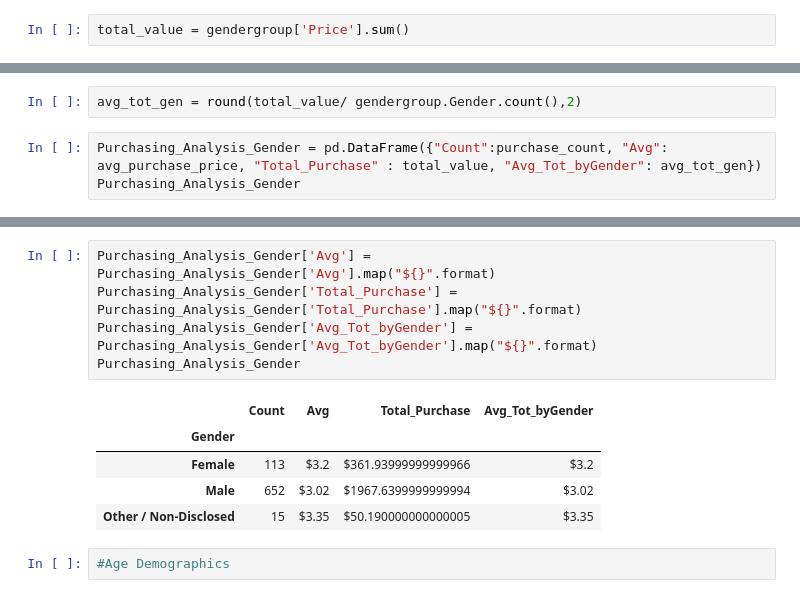
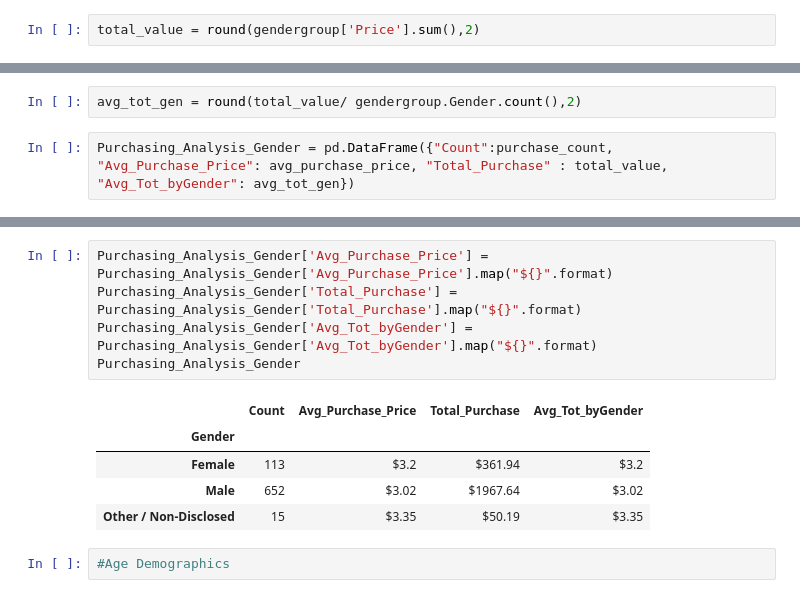
Before and after one commit to Pankaj-gh/pandas-challenge, a Jupyter notebook: heroesofpymoli/main_script.ipynb, the cells around one changed output, grey strips where cells are left out. Cells and saved outputs as stored; diff of their text form.

```diff
--- a/heroesofpymoli/main_script.ipynb
+++ b/heroesofpymoli/main_script.ipynb
@@ -89,10 +112,9 @@ pandas.core.series.Series
 # %%
-total_value = gendergroup['Price'].sum()
+total_value = round(gendergroup['Price'].sum(),2)
 # %%
 avg_purchase_price = round(gendergroup["Price"].mean(),2)
 # %%
 avg_tot_gen = round(total_value/ gendergroup.Gender.count(),2)
 # %%
-Purchasing_Analysis_Gender = pd.DataFrame({"Count":purchase_count, "Avg": avg_purchase_price, "Total_Purchase" : total_value, "Avg_Tot_byGender": avg_tot_gen})
-Purchasing_Analysis_Gender
+Purchasing_Analysis_Gender = pd.DataFrame({"Count":purchase_count, "Avg_Purchase_Price": avg_purchase_price, "Total_Purchase" : total_value, "Avg_Tot_byGender": avg_tot_gen})
 # %% [output]
@@ -104,14 +128,14 @@ Purchasing_Analysis_Gender
 # %%
-Purchasing_Analysis_Gender['Avg'] = Purchasing_Analysis_Gender['Avg'].map("${}".format)
+Purchasing_Analysis_Gender['Avg_Purchase_Price'] = Purchasing_Analysis_Gender['Avg_Purchase_Price'].map("${}".format)
 Purchasing_Analysis_Gender['Total_Purchase'] = Purchasing_Analysis_Gender['Total_Purchase'].map("${}".format)
 Purchasing_Analysis_Gender['Avg_Tot_byGender'] = Purchasing_Analysis_Gender['Avg_Tot_byGender'].map("${}".format)
 Purchasing_Analysis_Gender
 # %% [output]
-|  | Count | Avg | Total_Purchase | Avg_Tot_byGender |
+|  | Count | Avg_Purchase_Price | Total_Purchase | Avg_Tot_byGender |
 | Gender |  |  |  |  |
-| Female | 113 | $3.2 | $361.93999999999966 | $3.2 |
-| Male | 652 | $3.02 | $1967.6399999999994 | $3.02 |
-| Other / Non-Disclosed | 15 | $3.35 | $50.190000000000005 | $3.35 |
+| Female | 113 | $3.2 | $361.94 | $3.2 |
+| Male | 652 | $3.02 | $1967.64 | $3.02 |
+| Other / Non-Disclosed | 15 | $3.35 | $50.19 | $3.35 |
 # %%
 #Age Demographics
 # %%
```
Also changed, not shown: parts of 20 cells of this notebook.
